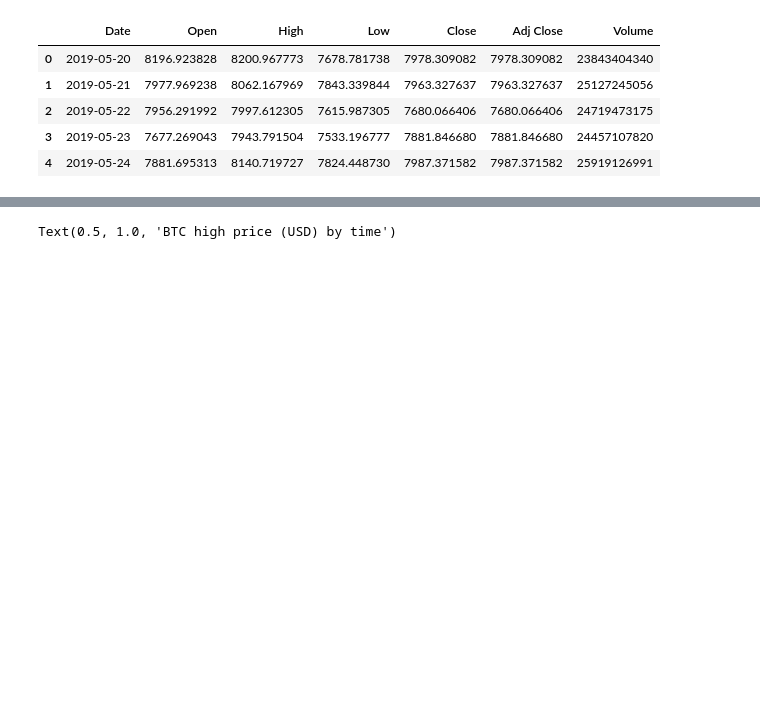
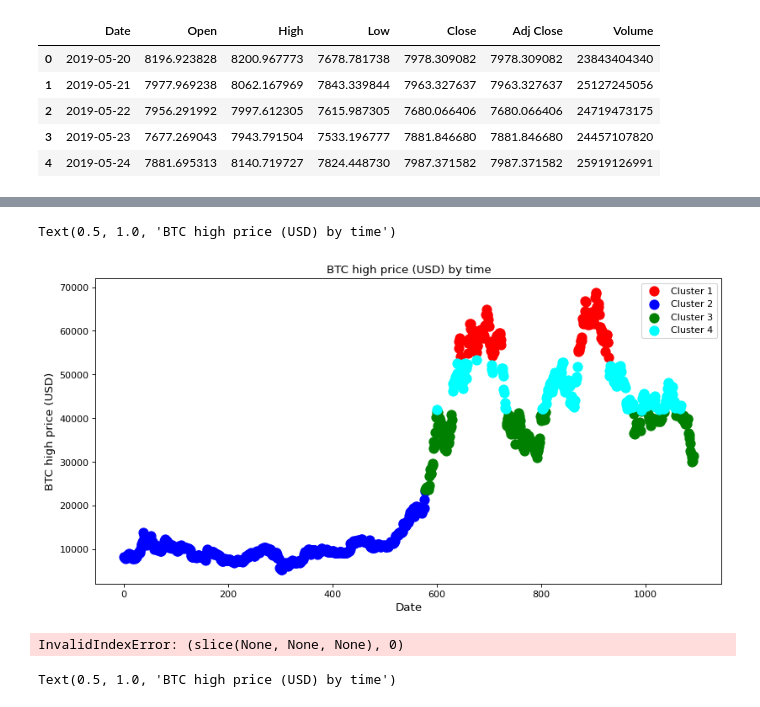
Before and after one commit to batman0911/coin_report, a Jupyter notebook: src/day_analyse.ipynb, the cells around one changed output, grey strips where cells are left out. Saved outputs shown, nothing was run; the diff lists cells and outputs as text; code cells hidden in the pictures; blank space fills up the shorter version.

Commit message:
clustering

```diff
--- a/src/day_analyse.ipynb
+++ b/src/day_analyse.ipynb
@@ -21,3 +24,12 @@ coin_day.head()
 | 2 | 2019-05-22 | 7956.291992 | 7997.612305 | 7615.987305 | 7680.066406 | 7680.066406 | 24719473175 |
 | 3 | 2019-05-23 | 7677.269043 | 7943.791504 | 7533.196777 | 7881.846680 | 7881.846680 | 24457107820 |
 | 4 | 2019-05-24 | 7881.695313 | 8140.719727 | 7824.448730 | 7987.371582 | 7987.371582 | 25919126991 |
+# %%
+coin_day['x_axis'] = np.arange(len(coin_day['High']))
+coin_day.info()
+# X = pd.DataFrame(columns=['Date', 'High'])
+# X[['Date', 'High']] = coin_day[['x_axis', 'High']]
+X=coin_day.iloc[:, [10,2]].values
+print(X.shape)
+cluster = KMeans(n_clusters=4, random_state=100).fit_predict(X)
+print(cluster)
@@ -24,3 +57,28 @@ coin_day.head()
+# %%
+figure(figsize=(12,6), dpi=80)
+plt.scatter(X[cluster==0, 0], X[cluster==0, 1], s=100, c='red', label ='Cluster 1')
+plt.scatter(X[cluster==1, 0], X[cluster==1, 1], s=100, c='blue', label ='Cluster 2')
+plt.scatter(X[cluster==2, 0], X[cluster==2, 1], s=100, c='green', label ='Cluster 3')
+plt.scatter(X[cluster==3, 0], X[cluster==3, 1], s=100, c='cyan', label ='Cluster 4')
+plt.legend()
+plt.xlabel('Date', fontsize = 12)
+plt.ylabel('BTC high price (USD)', fontsize = 12)
+plt.title('BTC high price (USD) by time', fontsize = 12)
+# %% [output]
+Text(0.5, 1.0, 'BTC high price (USD) by time')
+[figure, added]
+# %%
+label_size = np.unique(cluster)
+
+plt.scatter(X[:,0], X[:,1], c = cluster.labels_.astype(float))
+# colors = np.random.rand(label_size)
+# for i in label_size:
+#     plt.scatter(X[cluster == i , 0] , X[cluster == i , 1], c = 'rainbow')
+
+plt.legend()
+plt.show()
+# %% [output]
+InvalidIndexError: (slice(None, None, None), 0)
 # %%
 figure(figsize=(12,6), dpi=80)
 plt.plot(coin_day['Date'], coin_day['High'])
```
Also changed, not shown: parts of 9 cells of this notebook, 3 other files.
